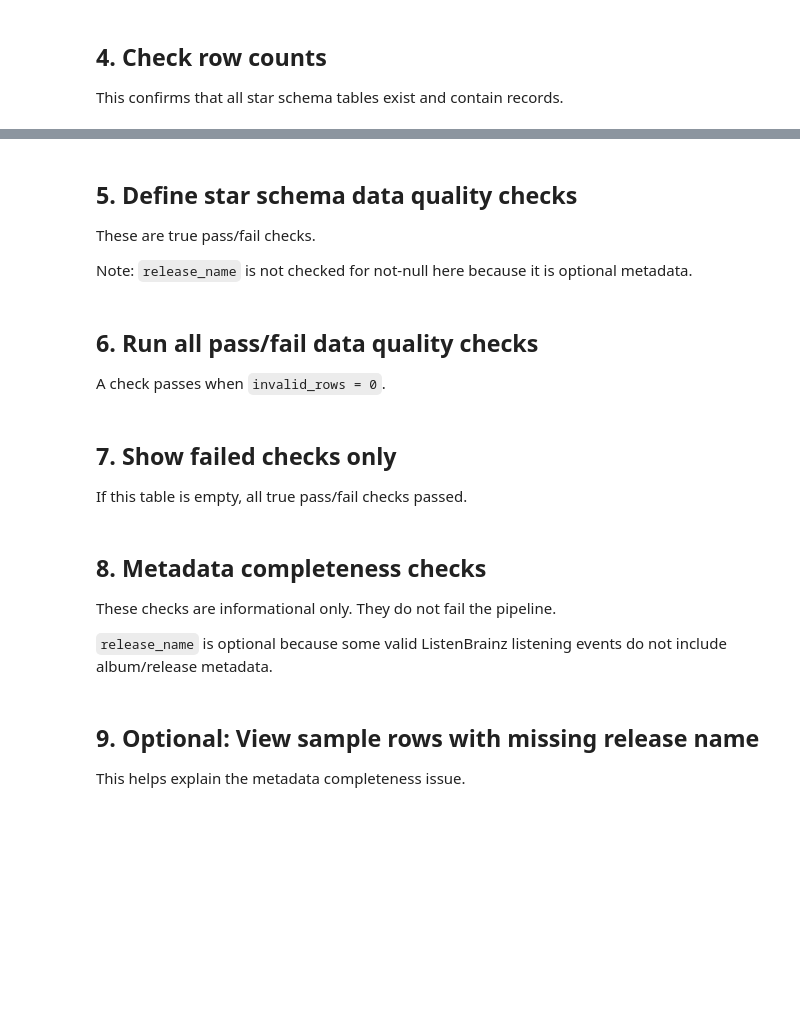
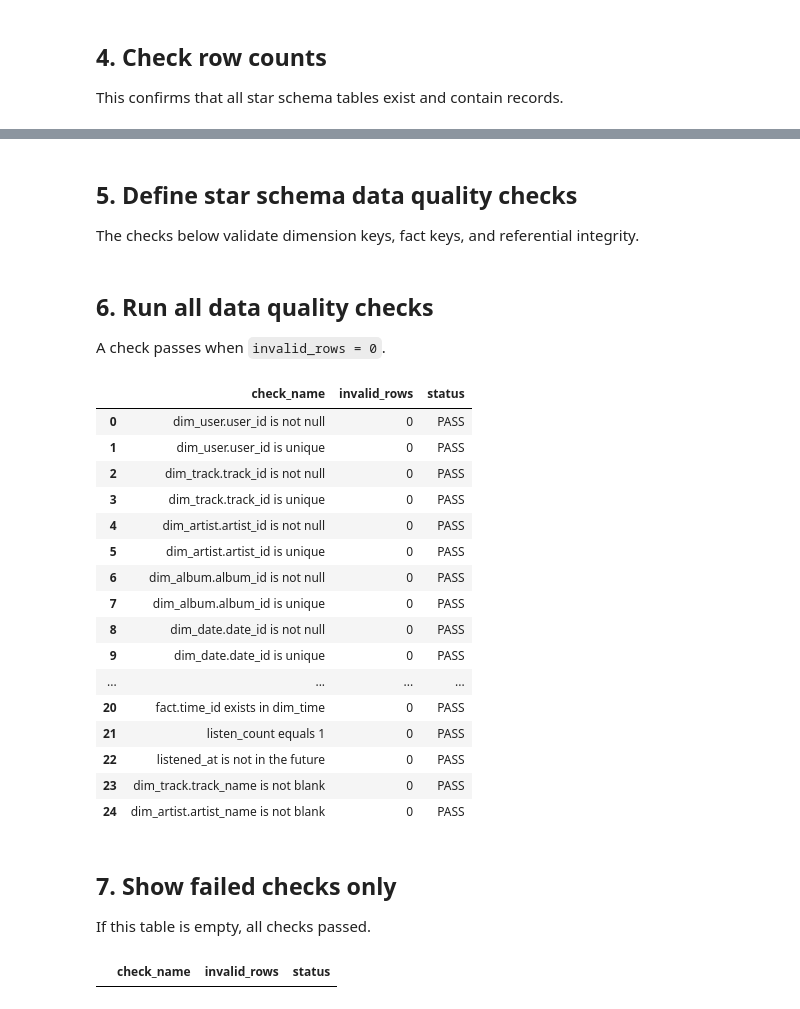
Before and after one commit to sssint/SCTP_DS3F_Module2_Assignment_Team7, a Jupyter notebook: notebooks/listenbrainz_star_schema_data_quality_checks.ipynb, the cells around one changed output, grey strips where cells are left out. Cells and saved outputs as stored; diff of their text form; code cells hidden in the pictures; blank space fills up the shorter version.

```diff
--- a/notebooks/listenbrainz_star_schema_data_quality_checks.ipynb
+++ b/notebooks/listenbrainz_star_schema_data_quality_checks.ipynb
@@ -121,9 +145,7 @@ row_counts
-# %% [markdown]
-## 5. Define star schema data quality checks
-
-These are true pass/fail checks.
-
-Note: `release_name` is not checked for not-null here because it is optional metadata.
+# %% [markdown]
+## 5. Define star schema data quality checks
+
+The checks below validate dimension keys, fact keys, and referential integrity.
 # %%
 dq_checks = {
     # Dimension primary key checks
@@ -332,36 +354,56 @@ dq_checks = {
         FROM `{PROJECT_ID}.{DATASET}.dim_artist`
         WHERE artist_name IS NULL
            OR TRIM(artist_name) = ''
+    """,
+
+    "dim_album.album_id is not null": f"""
+        SELECT COUNT(*) AS invalid_rows
+        FROM `{PROJECT_ID}.{DATASET}.dim_album`
+        WHERE album_id IS NULL
     """
 }
 # %% [markdown]
-## 6. Run all pass/fail data quality checks
+## 6. Run all data quality checks
 
 A check passes when `invalid_rows = 0`.
 # %%
 dq_results = []
 
 for check_name, sql in dq_checks.items():
     result = run_dq_check(check_name, sql)
     dq_results.append(result)
 
 dq_results_df = pd.DataFrame(dq_results)
 
 # Save output
-output_path = OUTPUT_DIR / "star_schema_data_quality_results_option_a.csv"
+output_path = OUTPUT_DIR / "star_schema_data_quality_results.csv"
 dq_results_df.to_csv(output_path, index=False)
 
 dq_results_df
+# %% [output]
+|  | check_name | invalid_rows | status |
+| 0 | dim_user.user_id is not null | 0 | PASS |
+| 1 | dim_user.user_id is unique | 0 | PASS |
+| 2 | dim_track.track_id is not null | 0 | PASS |
+| 3 | dim_track.track_id is unique | 0 | PASS |
+| 4 | dim_artist.artist_id is not null | 0 | PASS |
+| 5 | dim_artist.artist_id is unique | 0 | PASS |
+| 6 | dim_album.album_id is not null | 0 | PASS |
+| 7 | dim_album.album_id is unique | 0 | PASS |
+| 8 | dim_date.date_id is not null | 0 | PASS |
+| 9 | dim_date.date_id is unique | 0 | PASS |
+| ... | ... | ... | ... |
+| 20 | fact.time_id exists in dim_time | 0 | PASS |
+| 21 | listen_count equals 1 | 0 | PASS |
+| 22 | listened_at is not in the future | 0 | PASS |
+| 23 | dim_track.track_name is not blank | 0 | PASS |
+| 24 | dim_artist.artist_name is not blank | 0 | PASS |
 # %% [markdown]
 ## 7. Show failed checks only
 
-If this table is empty, all true pass/fail checks passed.
+If this table is empty, all checks passed.
 # %%
 failed_checks = dq_results_df[dq_results_df["status"] == "FAIL"]
 failed_checks
+# %% [output]
+|  | check_name | invalid_rows | status |
-# %% [markdown]
-## 8. Metadata completeness checks
-
-These checks are informational only. They do not fail the pipeline.
-
-`release_name` is optional because some valid ListenBrainz listening events do not include album/release metadata.
@@ -434,4 +409,0 @@ metadata_results_df
-# %% [markdown]
-## 9. Optional: View sample rows with missing release name
-
-This helps explain the metadata completeness issue.
```
Also changed, not shown: parts of 14 cells of this notebook.
